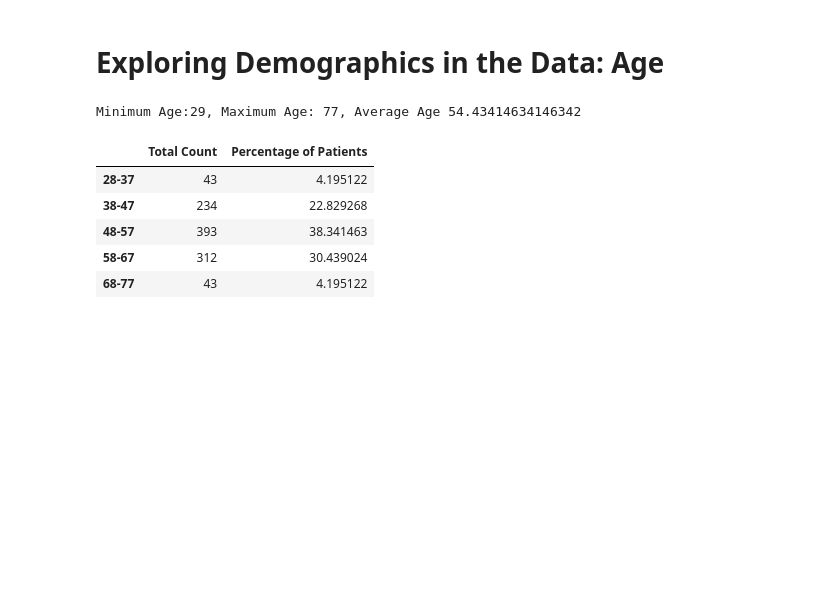
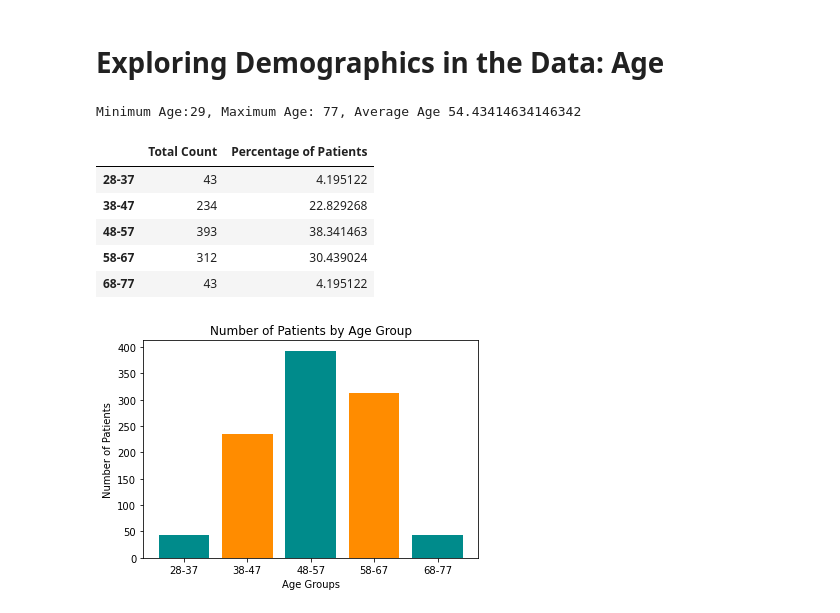
Before and after one commit to twolightsabovethesea/heart-disease, a Jupyter notebook: heart_disease.ipynb, the cells around one changed output. Cells and saved outputs as stored; diff of their text form; code cells hidden in the pictures; blank space fills up the shorter version.

Commit message:
created a bar graph to visualize number of patients by age group

```diff
--- a/heart_disease.ipynb
+++ b/heart_disease.ipynb
@@ -290,3 +290,15 @@ ages_df
 | 48-57 | 393 | 38.341463 |
 | 58-67 | 312 | 30.439024 |
 | 68-77 | 43 | 4.195122 |
+# %%
+#visualize the difference in mean absolute error when using male vs female patient data
+x_axis = ["28-37", "38-47", "48-57", "58-67", "68-77"]
+y_axis = ages_df['Total Count']
+
+plt.bar(x_axis, y_axis, color=['darkcyan', 'darkorange', 'darkcyan', 'darkorange','darkcyan'])
+plt.title("Number of Patients by Age Group")
+plt.ylabel('Number of Patients')
+plt.xlabel("Age Groups")
+plt.show()
+# %% [output]
+[figure, added]
```
